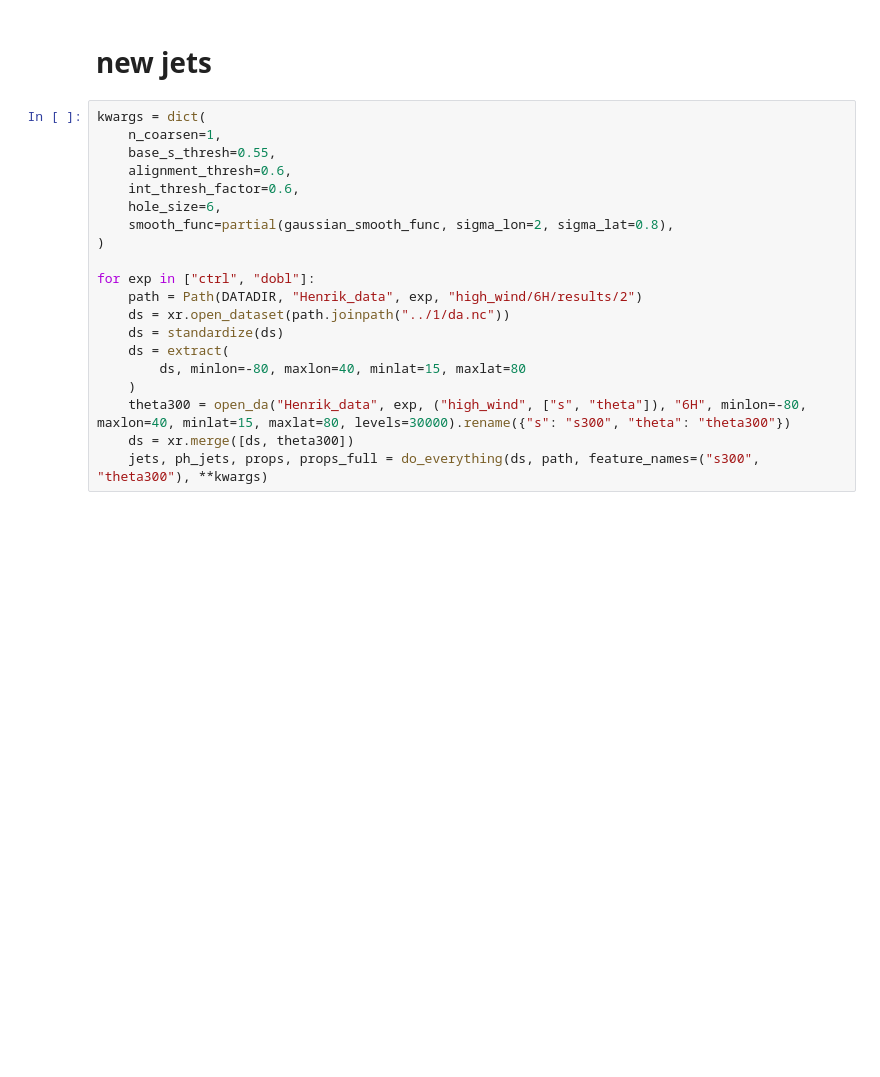
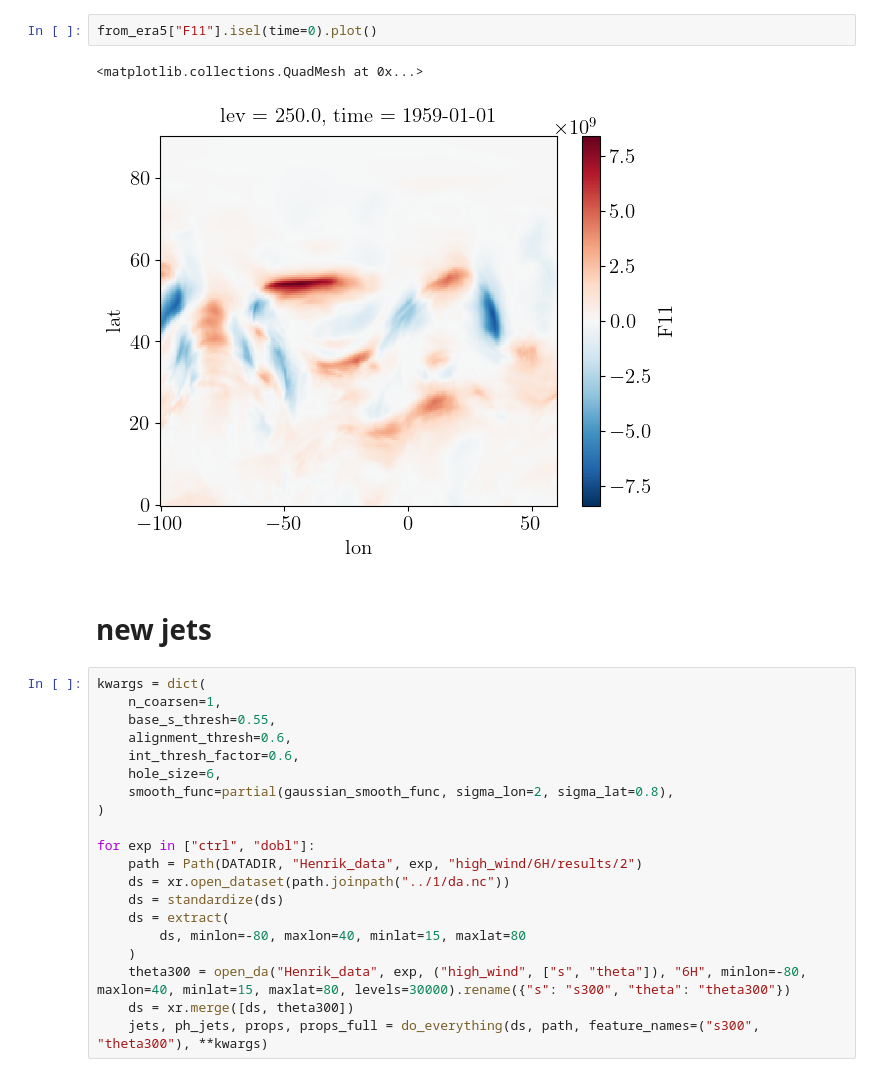
Before and after one commit to hbanderier/Jetutils, a Jupyter notebook: notebooks/on_remote/Playgrounds/data_henrik_pg.ipynb, the cells around one changed output. Saved outputs shown, nothing was run; the diff lists cells and outputs as text; blank space fills up the shorter version.

```diff
--- a/notebooks/on_remote/Playgrounds/data_henrik_pg.ipynb
+++ b/notebooks/on_remote/Playgrounds/data_henrik_pg.ipynb
@@ -110,3 +119,8 @@ The IPython.extensions.autoreload extension is already loaded. To reload it, use
+# %%
+from_era5["F11"].isel(time=0).plot()
+# %% [output]
+<matplotlib.collections.QuadMesh at 0x...>
+[figure, added]
 # %% [markdown]
 # new jets
 # %%
```
Also changed, not shown: parts of 3 cells of this notebook, 10 other files.
